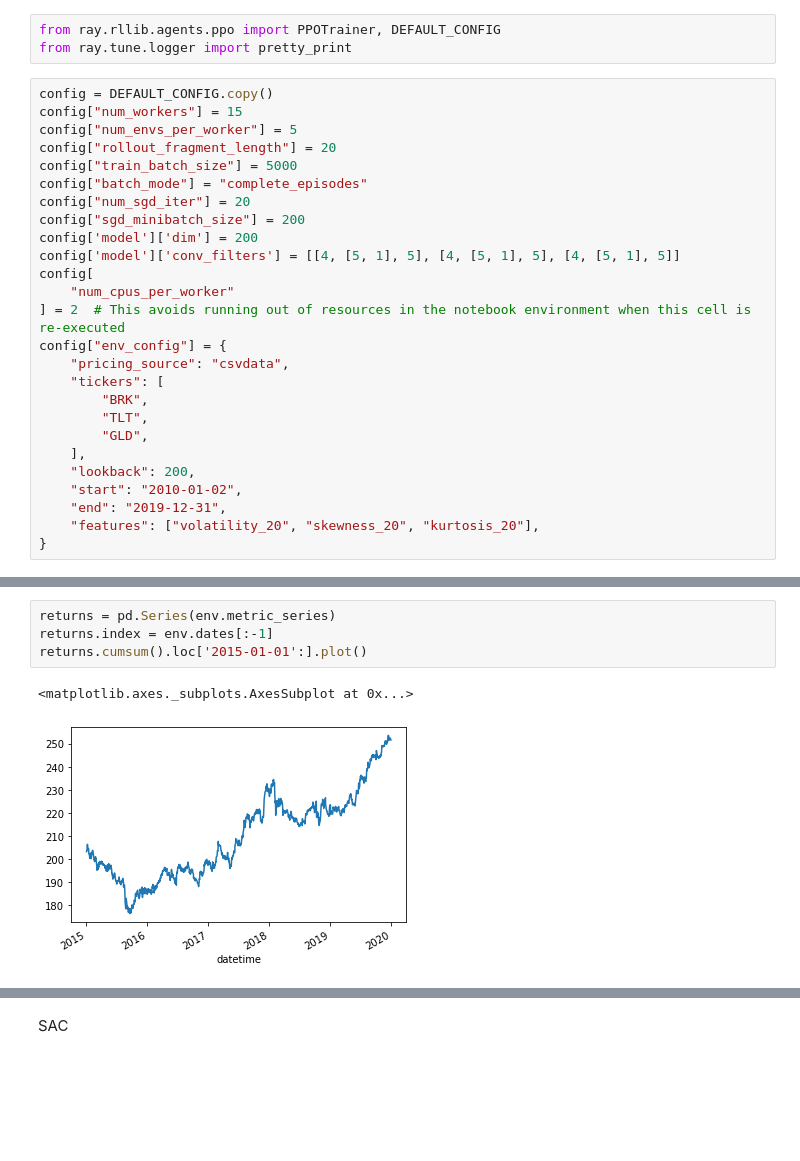
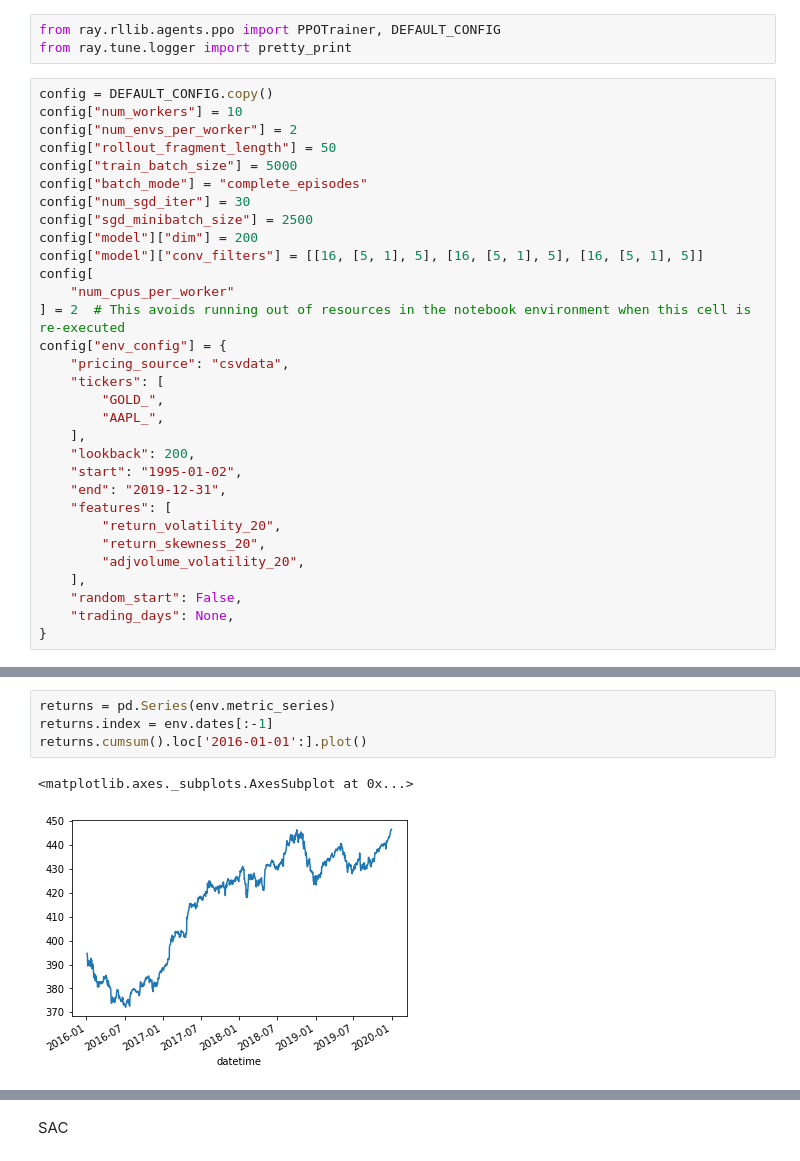
Before and after one commit to algotradingsoc/reinforcement_learning, a Jupyter notebook: Thomas/Validate RL models.ipynb, the cells around one changed output, grey strips where cells are left out. Drawn from its saved outputs; the diff is of its cells as text; blank space fills up the shorter version.

Commit message:
Random start RL env

```diff
--- a/Thomas/Validate RL models.ipynb
+++ b/Thomas/Validate RL models.ipynb
@@ -160,29 +174,34 @@ from ray.rllib.agents.ppo import PPOTrainer, DEFAULT_CONFIG
 from ray.tune.logger import pretty_print
 # %%
 config = DEFAULT_CONFIG.copy()
-config["num_workers"] = 15
-config["num_envs_per_worker"] = 5
-config["rollout_fragment_length"] = 20
+config["num_workers"] = 10
+config["num_envs_per_worker"] = 2
+config["rollout_fragment_length"] = 50
 config["train_batch_size"] = 5000
 config["batch_mode"] = "complete_episodes"
-config["num_sgd_iter"] = 20
-config["sgd_minibatch_size"] = 200
-config['model']['dim'] = 200
-config['model']['conv_filters'] = [[4, [5, 1], 5], [4, [5, 1], 5], [4, [5, 1], 5]]
+config["num_sgd_iter"] = 30
+config["sgd_minibatch_size"] = 2500
+config["model"]["dim"] = 200
+config["model"]["conv_filters"] = [[16, [5, 1], 5], [16, [5, 1], 5], [16, [5, 1], 5]]
 config[
     "num_cpus_per_worker"
 ] = 2  # This avoids running out of resources in the notebook environment when this cell is re-executed
 config["env_config"] = {
     "pricing_source": "csvdata",
     "tickers": [
-        "BRK",
-        "TLT",
-        "GLD",
+        "GOLD_",
+        "AAPL_",
     ],
     "lookback": 200,
-    "start": "2010-01-02",
+    "start": "1995-01-02",
     "end": "2019-12-31",
-    "features": ["volatility_20", "skewness_20", "kurtosis_20"],
+    "features": [
+        "return_volatility_20",
+        "return_skewness_20",
+        "adjvolume_volatility_20",
+    ],
+    "random_start": False,
+    "trading_days": None,
 }
 # %%
 PPO_agent = PPOTrainer(config, Equitydaily)
@@ -227,10 +248,10 @@ returns.cumsum().loc['2002-01-01':'2015-01-01'].plot()
 # %%
 returns = pd.Series(env.metric_series)
 returns.index = env.dates[:-1]
-returns.cumsum().loc['2015-01-01':].plot()
+returns.cumsum().loc['2016-01-01':].plot()
 # %% [output]
 <matplotlib.axes._subplots.AxesSubplot at 0x...>
-[figure, old version]
+[figure, new version]
 # %%
 position = pd.DataFrame(env.position_series)
 position.index = env.dates[:-1]
```
Also changed, not shown: parts of 11 cells of this notebook, 4 other files.
